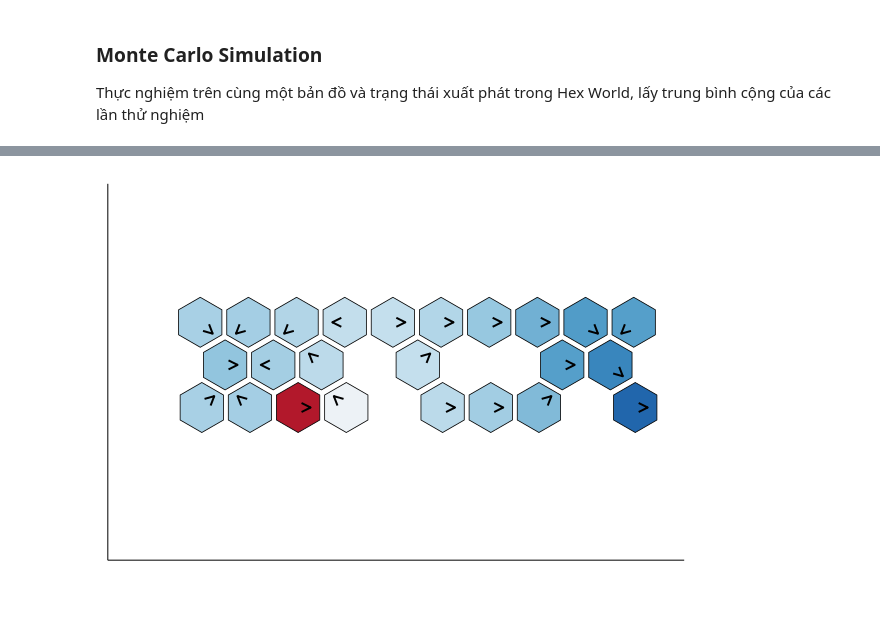
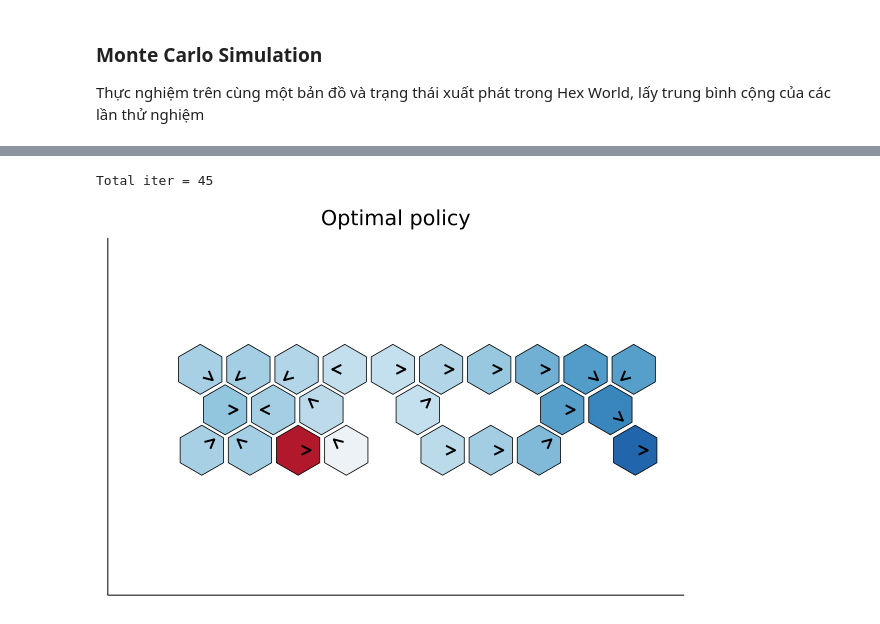
Before and after one commit to tienthanh214/AI-Decision-Making, a Jupyter notebook: HexWorld/hexworld.ipynb, the cells around one changed output, grey strips where cells are left out. Cells and saved outputs as stored; diff of their text form; code cells hidden in the pictures.

```diff
--- a/HexWorld/hexworld.ipynb
+++ b/HexWorld/hexworld.ipynb
@@ -170,7 +179,8 @@ end
 # solve Hex world MDP, repeat until ||U - U′|| < δ
 δ = 1e-16   # threshold
 
-function solve(𝒫::HexWorldMDP, show_visualize = false)
+# return value function, and optimal policy for each state
+function solve(𝒫::HexWorldMDP)
     𝒮, γ = 𝒫.mdp.𝒮, 𝒫.mdp.γ
     U = zeros(length(𝒮))
     π = Dict{State, Action}()
@@ -185,13 +195,7 @@ function solve(𝒫::HexWorldMDP, show_visualize = false)
             break
         end
         U = U′
-        if show_visualize
-            render(𝒫, U, π, iter)
-        end
     end
-    # println("Total iter = ", iter)
-    if show_visualize
-        gif(anim, "visualize.gif", fps = 3)
-    end
+    println("Total iter = ", iter)
     return U, π
 end
@@ -421,6 +429,7 @@ render(mdp, U, π, current_state = State(9, 0))
 # %%
-mdp = HexWorldMDP(0.9, p_trans, reward_bump_border, hexes, rewards);
+mdp = HexWorldMDP(discount, p_trans, reward_bump_border, hexes, rewards);
 U, π = solve(mdp);
-render(mdp, U, π)
+render(mdp, U, π, tit = "Optimal policy")
 # %% [output]
+Total iter = 45
-[figure, old version]
+[figure, new version]
```
Also changed, not shown: parts of 19 cells of this notebook, 2 other files.
